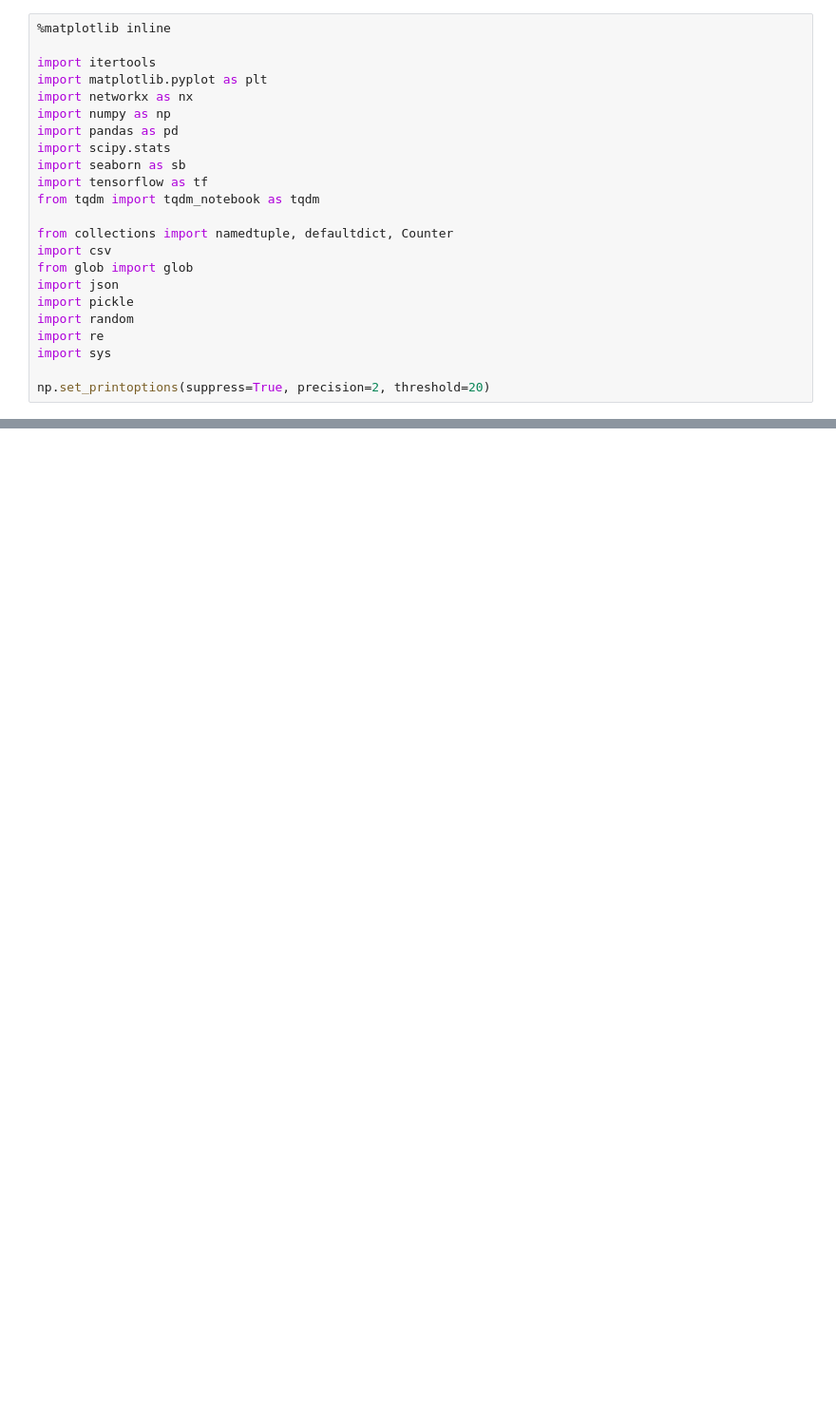
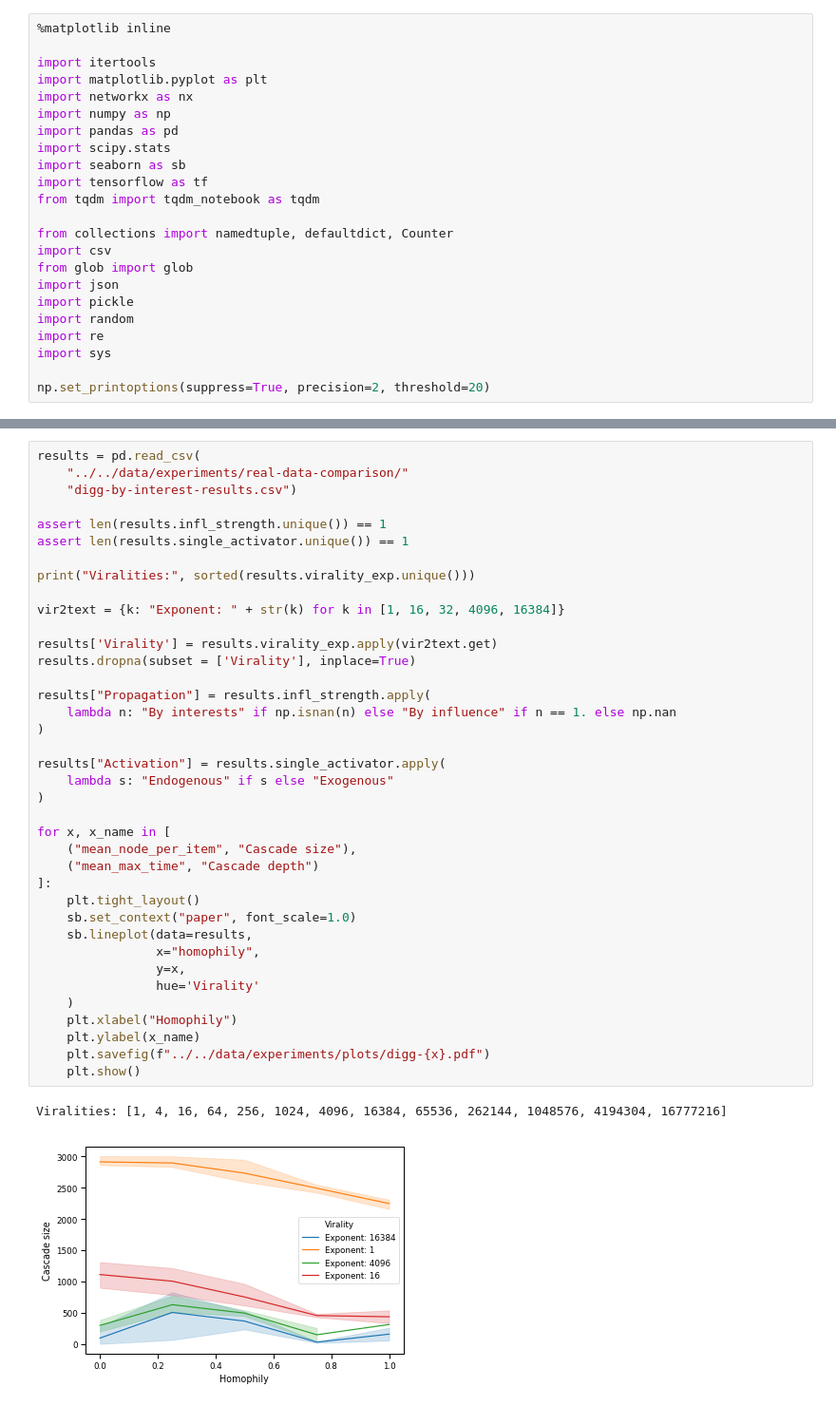
Before and after one commit to FedericoCinus/WoMG, a Jupyter notebook: src/experiments/parameter-analysis-plot.ipynb, the cells around one changed output, grey strips where cells are left out. Shown at 95% size. Cells and saved outputs as stored; diff of their text form; blank space fills up the shorter version.

```diff
--- a/src/experiments/parameter-analysis-plot.ipynb
+++ b/src/experiments/parameter-analysis-plot.ipynb
@@ -83,0 +63,41 @@ for x, x_name in [
+# %%
+results = pd.read_csv(
+    "../../data/experiments/real-data-comparison/"
+    "digg-by-interest-results.csv")
+
+assert len(results.infl_strength.unique()) == 1
+assert len(results.single_activator.unique()) == 1
+
+print("Viralities:", sorted(results.virality_exp.unique()))
+
+vir2text = {k: "Exponent: " + str(k) for k in [1, 16, 32, 4096, 16384]}
+
+results['Virality'] = results.virality_exp.apply(vir2text.get)
+results.dropna(subset = ['Virality'], inplace=True)
+
+results["Propagation"] = results.infl_strength.apply(
+    lambda n: "By interests" if np.isnan(n) else "By influence" if n == 1. else np.nan
+)
+
+results["Activation"] = results.single_activator.apply(
+    lambda s: "Endogenous" if s else "Exogenous"
+)
+
+for x, x_name in [
+    ("mean_node_per_item", "Cascade size"),
+    ("mean_max_time", "Cascade depth")
+]:
+    plt.tight_layout()
+    sb.set_context("paper", font_scale=1.0)
+    sb.lineplot(data=results,
+                x="homophily",
+                y=x,
+                hue='Virality'
+    )
+    plt.xlabel("Homophily")
+    plt.ylabel(x_name)
+    plt.savefig(f"../../data/experiments/plots/digg-{x}.pdf")
+    plt.show()
+# %% [output]
+Viralities: [1, 4, 16, 64, 256, 1024, 4096, 16384, 65536, 262144, 1048576, 4194304, 16777216]
+[figure, added]
```
Also changed, not shown: parts of 7 cells of this notebook, 5 other files.
